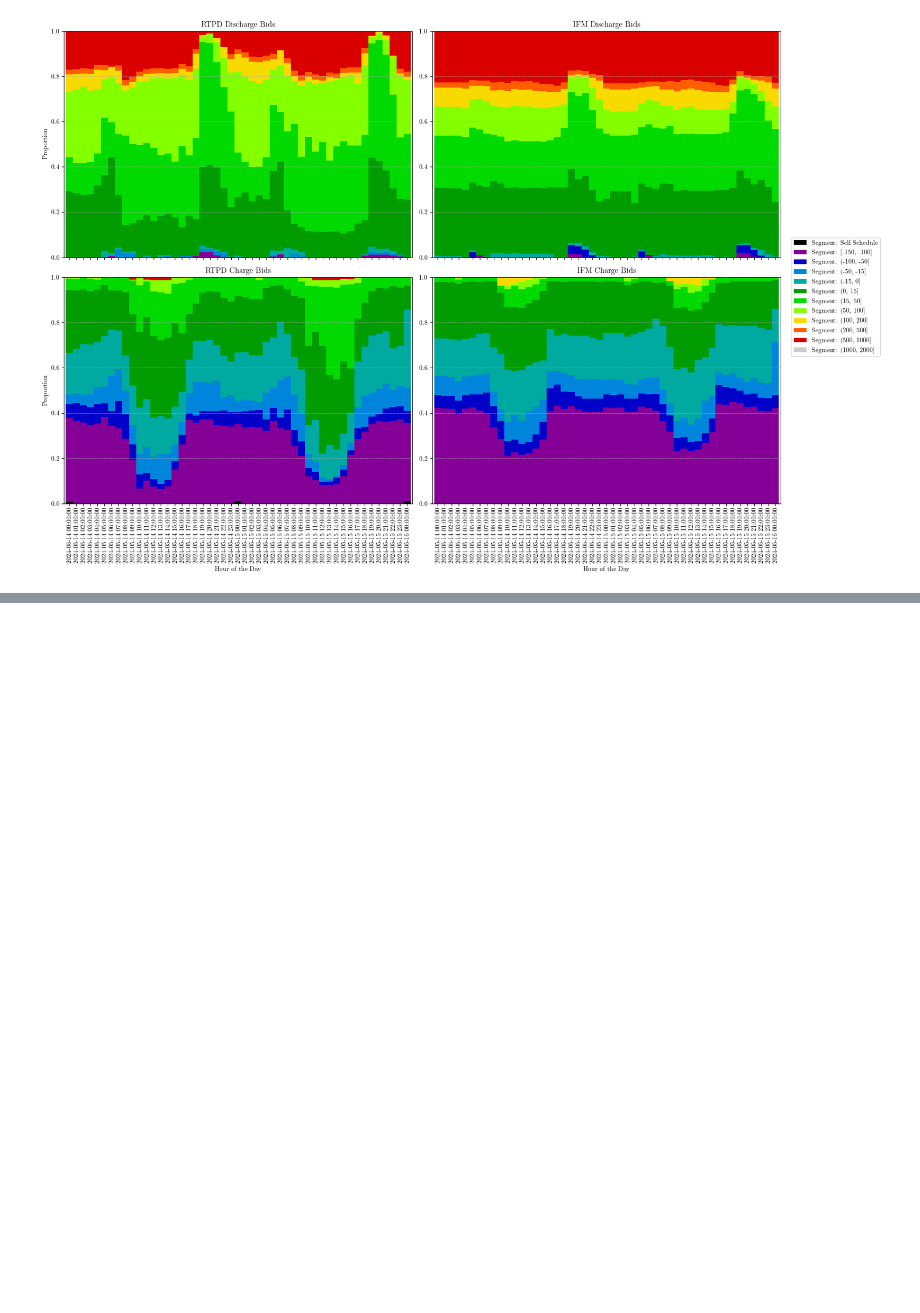
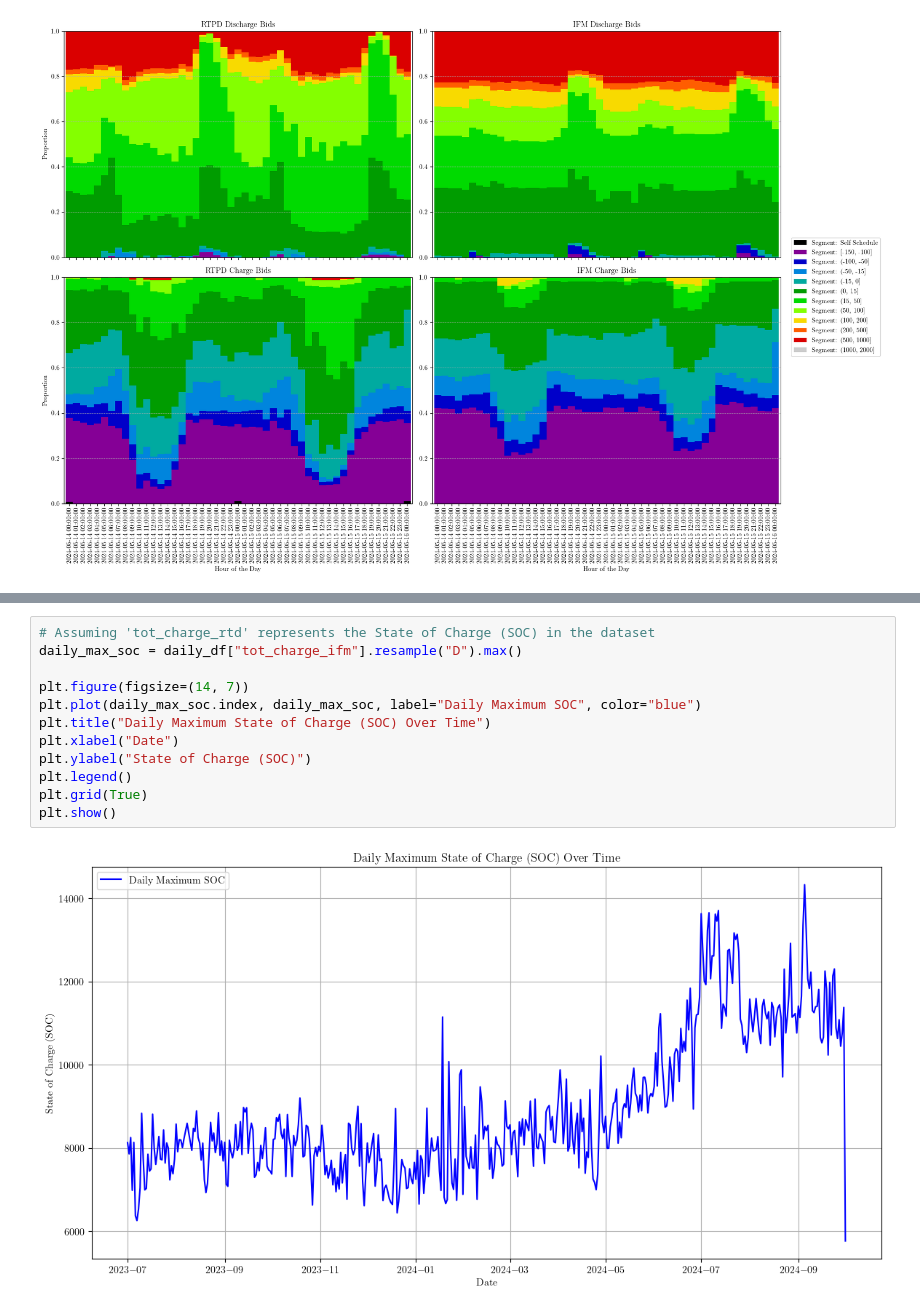
Before and after one commit to nmadev/CAISO-EnergyStorage, a Jupyter notebook: CAISO_ES_BIDS/CAISO_ES_BID_FINAL_ANALYSIS.ipynb, the cells around one changed output, grey strips where cells are left out. Saved outputs shown, nothing was run; the diff lists cells and outputs as text; blank space fills up the shorter version.

```diff
--- a/CAISO_ES_BIDS/CAISO_ES_BID_FINAL_ANALYSIS.ipynb
+++ b/CAISO_ES_BIDS/CAISO_ES_BID_FINAL_ANALYSIS.ipynb
@@ -898,0 +927,14 @@ plot_stacked_hourly_bid_distribution(
+# %%
+# Assuming 'tot_charge_rtd' represents the State of Charge (SOC) in the dataset
+daily_max_soc = daily_df["tot_charge_ifm"].resample("D").max()
+
+plt.figure(figsize=(14, 7))
+plt.plot(daily_max_soc.index, daily_max_soc, label="Daily Maximum SOC", color="blue")
+plt.title("Daily Maximum State of Charge (SOC) Over Time")
+plt.xlabel("Date")
+plt.ylabel("State of Charge (SOC)")
+plt.legend()
+plt.grid(True)
+plt.show()
+# %% [output]
+[figure, added]
```
Also changed, not shown: parts of 2 cells of this notebook, 2 other files.
